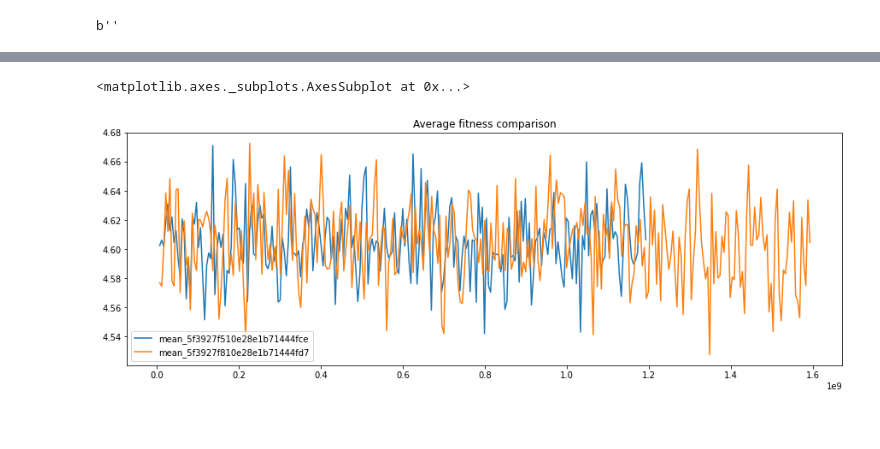
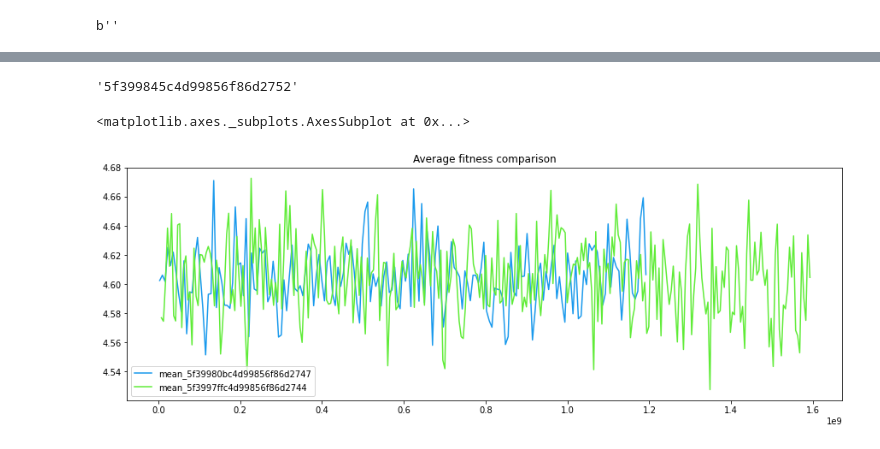
Before and after one commit to olliekrk/cloud-berry, a Jupyter notebook: cloudberry-py/example/cloudberry_demo.ipynb, the cells around one changed output, grey strips where cells are left out. Saved outputs shown, nothing was run; the diff lists cells and outputs as text; code cells hidden in the pictures.

```diff
--- a/cloudberry-py/example/cloudberry_demo.ipynb
+++ b/cloudberry-py/example/cloudberry_demo.ipynb
@@ -165,9 +165,9 @@ cb.DataSeriesPlots.compare(series=series,
 # %%
-CONFIGURATION_ID = '5f3927f510e28e1b71444fce'
+CONFIGURATION_ID = '5f39980bc4d99856f86d2747'
 
-# Use case 2. Compare all evaluations for given configuration id
+# Use case 2. Compare all computations for given configuration id
 
-series = cb_analytics.compare_evaluations_for_configuration(
+series = cb_analytics.compare_computations_for_configuration(
     configuration_id=CONFIGURATION_ID,
     compared_field=fitness_field
 )
@@ -200,29 +192,31 @@ cb_csv_uploader.upload_file(
     details=cb.CsvUploadDetails(
         tags_names=['WORKPLACE_ID'],
         configuration_id=CONFIGURATION_ID,
-        evaluation_id=None # None for new evaluation
+        computation_id=None # None for new computation
     )
 )
+# %% [output]
+'5f399845c4d99856f86d2752'
 # %%
 configuration_ids = [
     CONFIGURATION_ID,
-    '5f3927f810e28e1b71444fd7'
+    '5f3997ffc4d99856f86d2744'
 ]
 
 # Use case 3. Compare N configurations
 
 series = cb_analytics.compare_configurations(
     configuration_ids=configuration_ids,
     compared_field=fitness_field
 )
 
 cb.DataSeriesPlots.compare(series=series,
                            x_field='_time',
                            y_field=fitness_field,
                            title='Average fitness comparison')
 # %% [output]
 <matplotlib.axes._subplots.AxesSubplot at 0x...>
-[figure, old version]
+[figure, new version]
 # %%
 # Use case 4. Compare all configurations for experiment
 
```
Also changed, not shown: parts of 8 cells of this notebook, 29 other files.
